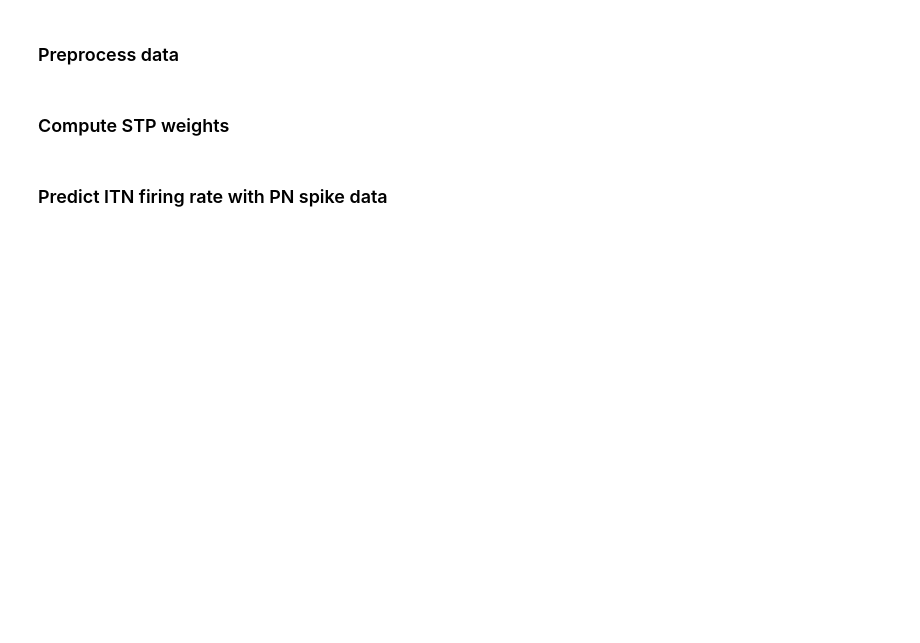
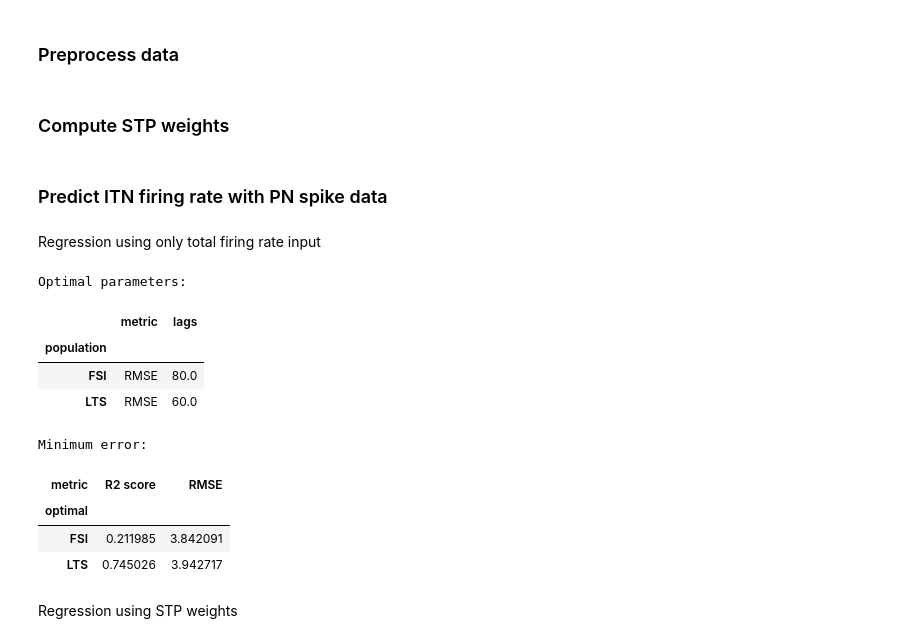
Before and after one commit to chenziao/M1ten_thousand, a Jupyter notebook: Analysis/Analyze_FR_STP.ipynb, the cells around one changed output. Drawn from its saved outputs; the diff is of its cells as text; code cells hidden in the pictures; blank space fills up the shorter version.

```diff
--- a/Analysis/Analyze_FR_STP.ipynb
+++ b/Analysis/Analyze_FR_STP.ipynb
@@ -26,7 +28,13 @@ process_params = dict(
 )
 # %%
 # filter = (('short', 'long'), ('rand', 'div'))
-filter = (('ramp', 'join', 'fade'), ('rand', 'div'))
-trials = ps.get_trials(filter)
+# revert_junction = True
+filter = ('rand', 'div')
+revert_junction = False
+exclude = 'baseline'
+
+with open(os.path.join(OUTPUT_PATH, 'trials_ordered.json'), 'r') as f:
+    trials_ordered = json.load(f)
+trials = ps.get_trials(filter, trials=trials_ordered, revert_junction=revert_junction, exclude=exclude)
 print(trials)
 # %% [output]
@@ -54,6 +62,48 @@ fr_tot = np.concatenate(fr_tot)
 lag_fr = xr.concat(lag_fr, dim='time').stack(target=('population', 'lags'))
 # %% [markdown]
 ### Predict ITN firing rate with PN spike data
+# %%
+root_mean_squared_error = lambda *arg, **kwargs: mean_squared_error(*arg, **kwargs) ** 0.5
+error_metrics = {'R2 score': r2_score, 'RMSE': root_mean_squared_error}
+
+population = np.array(ps.ITN_pop_names)
+
+def optimal_error(err_da, opt_idx):
+    dim_opt = {dim: xr.DataArray(idx.values, dims='optimal') for dim, idx in opt_idx.items()}
+    opt_err = err_da.isel(population=xr.DataArray(range(population.size),
+        coords={'optimal': population}), **dim_opt).transpose('optimal', 'metric')
+    return opt_err
+# %% [markdown]
+Regression using only total firing rate input
+# %%
+fr_fr_reg = LinearRegression()
+fr_fr_reg.fit(fr_tot[:, None], lag_fr.values)
+fr_fr_pred = fr_fr_reg.predict(fr_tot[:, None])
+
+fr_pred_error = xr.DataArray([m(lag_fr.values, fr_fr_pred, multioutput='raw_values') \
+    for m in error_metrics.values()], name='prediction error',
+    coords=dict(metric=list(error_metrics), target=lag_fr.target)).unstack('target')
+
+fr_optimal_idx = fr_pred_error.sel(metric='RMSE').argmin(dim=['lags'])
+fr_optimal_param = xr.Dataset({d: fr_pred_error.coords[d][fr_optimal_idx[d]] for d in ['lags']})
+print("Optimal parameters:")
+display(fr_optimal_param.to_pandas())
+print("Minimum error:")
+fr_opt_error = optimal_error(fr_pred_error, fr_optimal_idx)
+display(fr_opt_error.to_pandas())
+# %% [output]
+Optimal parameters:
+|  | metric | lags |
+| population |  |  |
+| FSI | RMSE | 80.0 |
+| LTS | RMSE | 60.0 |
+Minimum error:
+| metric | R2 score | RMSE |
+| optimal |  |  |
+| FSI | 0.211985 | 3.842091 |
+| LTS | 0.745026 | 3.942717 |
+# %% [markdown]
+Regression using STP weights
 # %%
 stp_fr_reg = [LinearRegression() for _ in range(tau.size)]
 fr_pred = []
```
Also changed, not shown: parts of 10 cells of this notebook, 4 other files.
